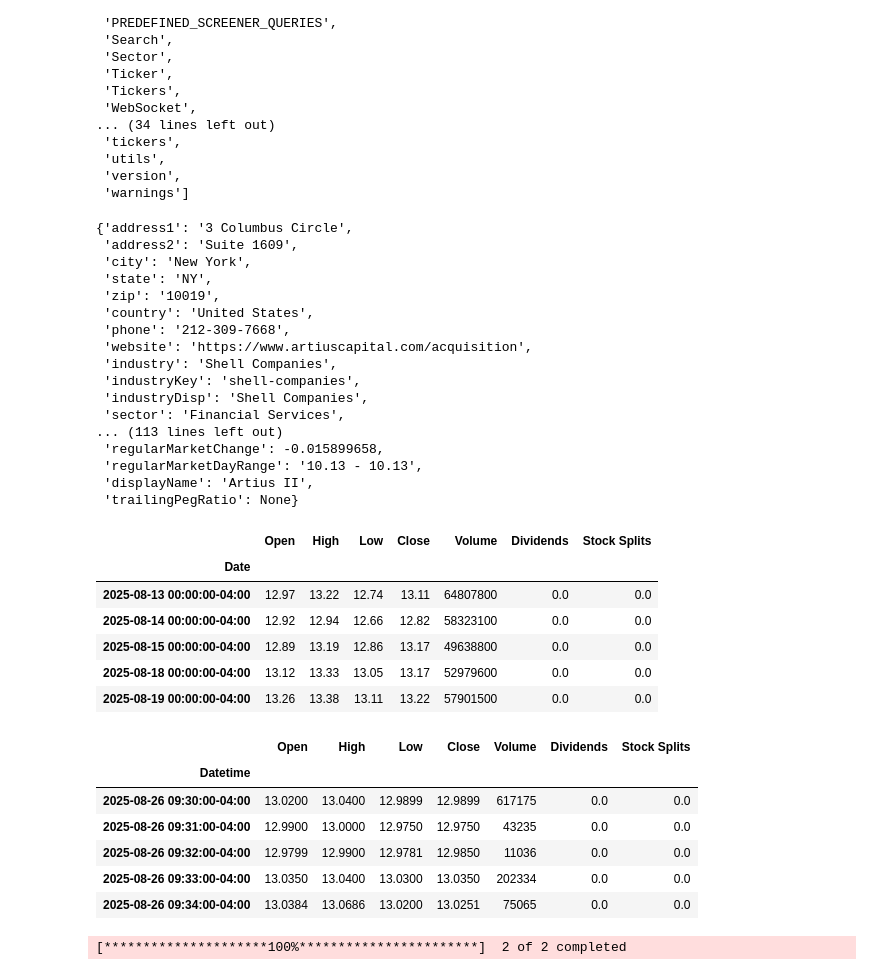
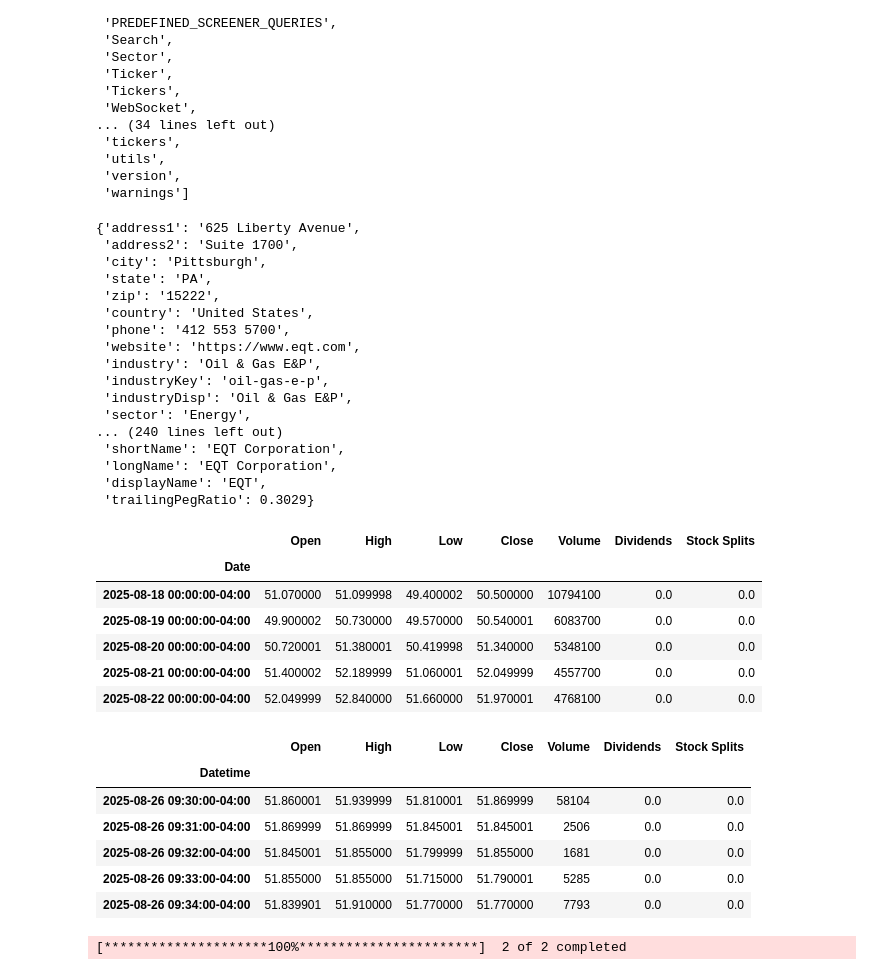
Before and after one commit to gauravtestgit/stock-analysis-framework, a Jupyter notebook: financial_analyst/yahoofin.ipynb, the cells around one changed output. Saved outputs shown, nothing was run; the diff lists cells and outputs as text; code cells hidden in the pictures.

```diff
--- a/financial_analyst/yahoofin.ipynb
+++ b/financial_analyst/yahoofin.ipynb
@@ -24,48 +24,48 @@ dir(yf)
  'warnings']
 # %%
 #ticker
-tdg = yf.Ticker('aacb')
-tdg.info
+ticker = yf.Ticker('eqt')
+ticker.info
 # %% [output]
-{'address1': '3 Columbus Circle',
- 'address2': 'Suite 1609',
- 'city': 'New York',
- 'state': 'NY',
- 'zip': '10019',
+{'address1': '625 Liberty Avenue',
+ 'address2': 'Suite 1700',
+ 'city': 'Pittsburgh',
+ 'state': 'PA',
+ 'zip': '15222',
  'country': 'United States',
- 'phone': '212-309-7668',
- 'website': 'https://www.artiuscapital.com/acquisition',
- 'industry': 'Shell Companies',
- 'industryKey': 'shell-companies',
- 'industryDisp': 'Shell Companies',
- 'sector': 'Financial Services',
-... (113 lines left out)
- 'regularMarketChange': -0.015899658,
- 'regularMarketDayRange': '10.13 - 10.13',
- 'displayName': 'Artius II',
- 'trailingPegRatio': None}
+ 'phone': '412 553 5700',
+ 'website': 'https://www.eqt.com',
+ 'industry': 'Oil & Gas E&P',
+ 'industryKey': 'oil-gas-e-p',
+ 'industryDisp': 'Oil & Gas E&P',
+ 'sector': 'Energy',
+... (240 lines left out)
+ 'shortName': 'EQT Corporation',
+ 'longName': 'EQT Corporation',
+ 'displayName': 'EQT',
+ 'trailingPegRatio': 0.3029}
 # %%
-data = tdg.history()
+data = ticker.history()
 data.head()
 # %% [output]
 |  | Open | High | Low | Close | Volume | Dividends | Stock Splits |
 | Date |  |  |  |  |  |  |  |
-| 2025-08-13 00:00:00-04:00 | 12.97 | 13.22 | 12.74 | 13.11 | 64807800 | 0.0 | 0.0 |
-| 2025-08-14 00:00:00-04:00 | 12.92 | 12.94 | 12.66 | 12.82 | 58323100 | 0.0 | 0.0 |
-| 2025-08-15 00:00:00-04:00 | 12.89 | 13.19 | 12.86 | 13.17 | 49638800 | 0.0 | 0.0 |
-| 2025-08-18 00:00:00-04:00 | 13.12 | 13.33 | 13.05 | 13.17 | 52979600 | 0.0 | 0.0 |
-| 2025-08-19 00:00:00-04:00 | 13.26 | 13.38 | 13.11 | 13.22 | 57901500 | 0.0 | 0.0 |
+| 2025-08-18 00:00:00-04:00 | 51.070000 | 51.099998 | 49.400002 | 50.500000 | 10794100 | 0.0 | 0.0 |
+| 2025-08-19 00:00:00-04:00 | 49.900002 | 50.730000 | 49.570000 | 50.540001 | 6083700 | 0.0 | 0.0 |
+| 2025-08-20 00:00:00-04:00 | 50.720001 | 51.380001 | 50.419998 | 51.340000 | 5348100 | 0.0 | 0.0 |
+| 2025-08-21 00:00:00-04:00 | 51.400002 | 52.189999 | 51.060001 | 52.049999 | 4557700 | 0.0 | 0.0 |
+| 2025-08-22 00:00:00-04:00 | 52.049999 | 52.840000 | 51.660000 | 51.970001 | 4768100 | 0.0 | 0.0 |
 # %%
-data = tdg.history(interval='1m', start='2025-08-26', end='2025-08-31')
+data = ticker.history(interval='1m', start='2025-08-26', end='2025-08-31')
 data.head()
 # %% [output]
 |  | Open | High | Low | Close | Volume | Dividends | Stock Splits |
 | Datetime |  |  |  |  |  |  |  |
-| 2025-08-26 09:30:00-04:00 | 13.0200 | 13.0400 | 12.9899 | 12.9899 | 617175 | 0.0 | 0.0 |
-| 2025-08-26 09:31:00-04:00 | 12.9900 | 13.0000 | 12.9750 | 12.9750 | 43235 | 0.0 | 0.0 |
-| 2025-08-26 09:32:00-04:00 | 12.9799 | 12.9900 | 12.9781 | 12.9850 | 11036 | 0.0 | 0.0 |
-| 2025-08-26 09:33:00-04:00 | 13.0350 | 13.0400 | 13.0300 | 13.0350 | 202334 | 0.0 | 0.0 |
-| 2025-08-26 09:34:00-04:00 | 13.0384 | 13.0686 | 13.0200 | 13.0251 | 75065 | 0.0 | 0.0 |
+| 2025-08-26 09:30:00-04:00 | 51.860001 | 51.939999 | 51.810001 | 51.869999 | 58104 | 0.0 | 0.0 |
+| 2025-08-26 09:31:00-04:00 | 51.869999 | 51.869999 | 51.845001 | 51.845001 | 2506 | 0.0 | 0.0 |
+| 2025-08-26 09:32:00-04:00 | 51.845001 | 51.855000 | 51.799999 | 51.855000 | 1681 | 0.0 | 0.0 |
+| 2025-08-26 09:33:00-04:00 | 51.855000 | 51.855000 | 51.715000 | 51.790001 | 5285 | 0.0 | 0.0 |
+| 2025-08-26 09:34:00-04:00 | 51.839901 | 51.910000 | 51.770000 | 51.770000 | 7793 | 0.0 | 0.0 |
 # %%
 data = yf.download(['goog','meta'],period='1mo')
 data.head()
```
Also changed, not shown: parts of 15 cells of this notebook, 8 other files.
